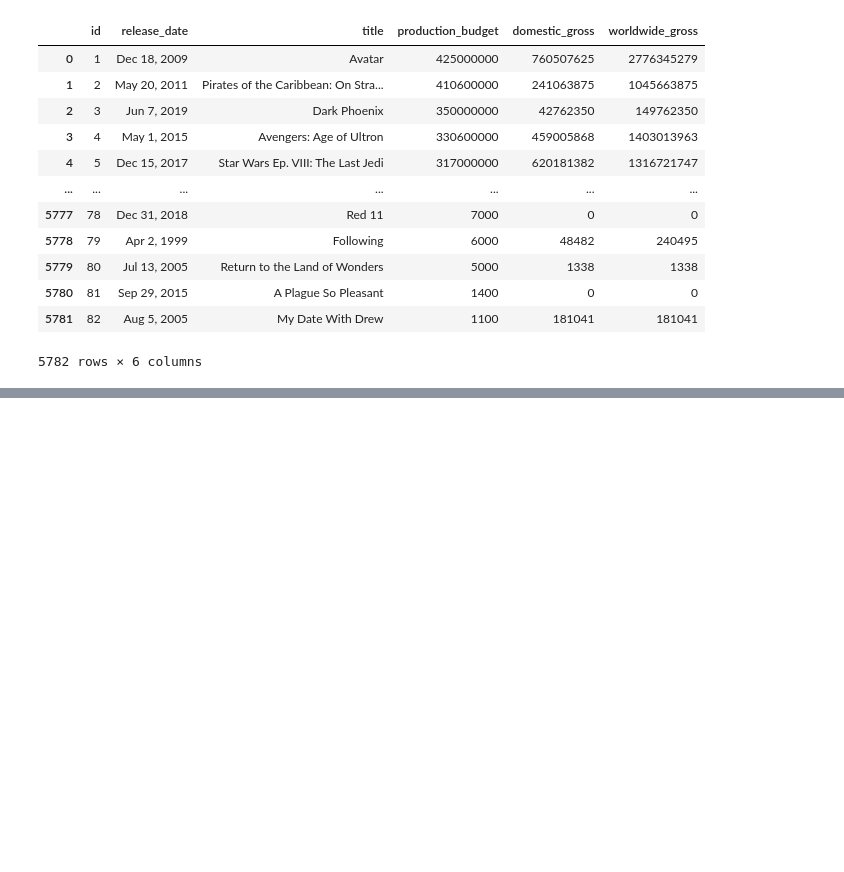
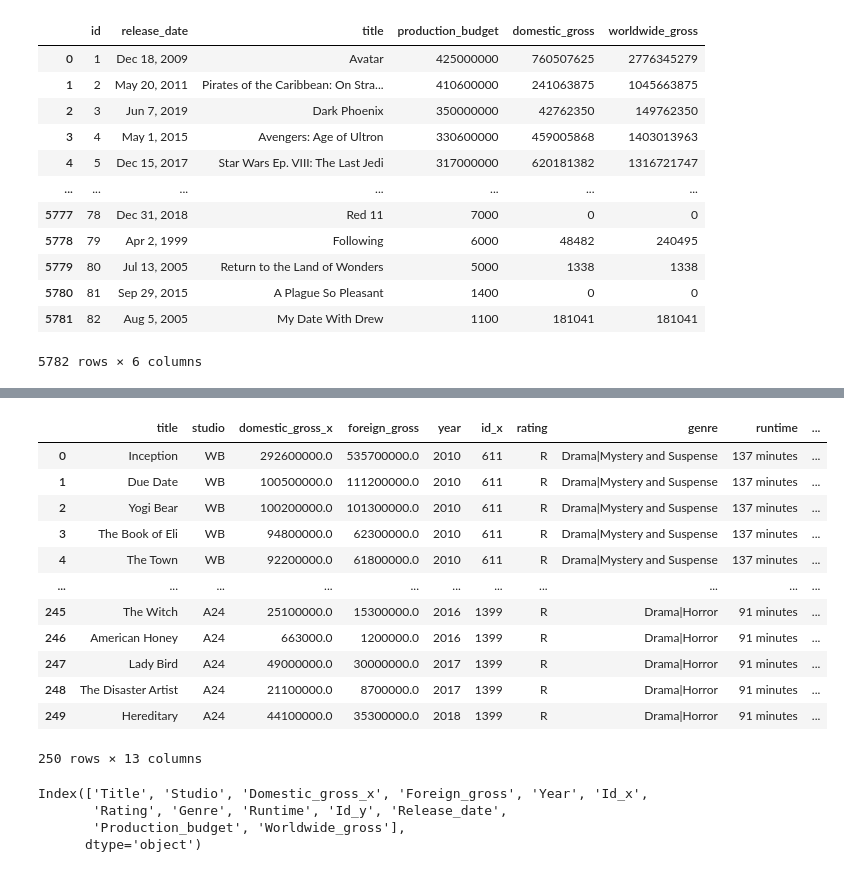
Before and after one commit to MyraKadenge/phase-1-project-v2-4, a Jupyter notebook: student.ipynb, the cells around one changed output, grey strips where cells are left out. Saved outputs shown, nothing was run; the diff lists cells and outputs as text; code cells hidden in the pictures; blank space fills up the shorter version.

```diff
--- a/student.ipynb
+++ b/student.ipynb
@@ -392,0 +402,25 @@ final_dataset
+# %%
+#Now lets drop one column for domestic_gross since they are two
+final_dataset.drop(['domestic_gross_y'],axis = 1,inplace = True)
+final_dataset
+# %% [output]
+|  | title | studio | domestic_gross_x | foreign_gross | year | id_x | rating | genre | runtime | ... |
+| 0 | Inception | WB | 292600000.0 | 535700000.0 | 2010 | 611 | R | Drama|Mystery and Suspense | 137 minutes | ... |
+| 1 | Due Date | WB | 100500000.0 | 111200000.0 | 2010 | 611 | R | Drama|Mystery and Suspense | 137 minutes | ... |
+| 2 | Yogi Bear | WB | 100200000.0 | 101300000.0 | 2010 | 611 | R | Drama|Mystery and Suspense | 137 minutes | ... |
+| 3 | The Book of Eli | WB | 94800000.0 | 62300000.0 | 2010 | 611 | R | Drama|Mystery and Suspense | 137 minutes | ... |
+| 4 | The Town | WB | 92200000.0 | 61800000.0 | 2010 | 611 | R | Drama|Mystery and Suspense | 137 minutes | ... |
+| ... | ... | ... | ... | ... | ... | ... | ... | ... | ... | ... |
+| 245 | The Witch | A24 | 25100000.0 | 15300000.0 | 2016 | 1399 | R | Drama|Horror | 91 minutes | ... |
+| 246 | American Honey | A24 | 663000.0 | 1200000.0 | 2016 | 1399 | R | Drama|Horror | 91 minutes | ... |
+| 247 | Lady Bird | A24 | 49000000.0 | 30000000.0 | 2017 | 1399 | R | Drama|Horror | 91 minutes | ... |
+| 248 | The Disaster Artist | A24 | 21100000.0 | 8700000.0 | 2017 | 1399 | R | Drama|Horror | 91 minutes | ... |
+| 249 | Hereditary | A24 | 44100000.0 | 35300000.0 | 2018 | 1399 | R | Drama|Horror | 91 minutes | ... |
+250 rows × 13 columns
+# %%
+ final_dataset.columns.str.capitalize()
+# %% [output]
+Index(['Title', 'Studio', 'Domestic_gross_x', 'Foreign_gross', 'Year', 'Id_x',
+       'Rating', 'Genre', 'Runtime', 'Id_y', 'Release_date',
+       'Production_budget', 'Worldwide_gross'],
+      dtype='object')
```
Also changed, not shown: parts of 17 cells of this notebook.
